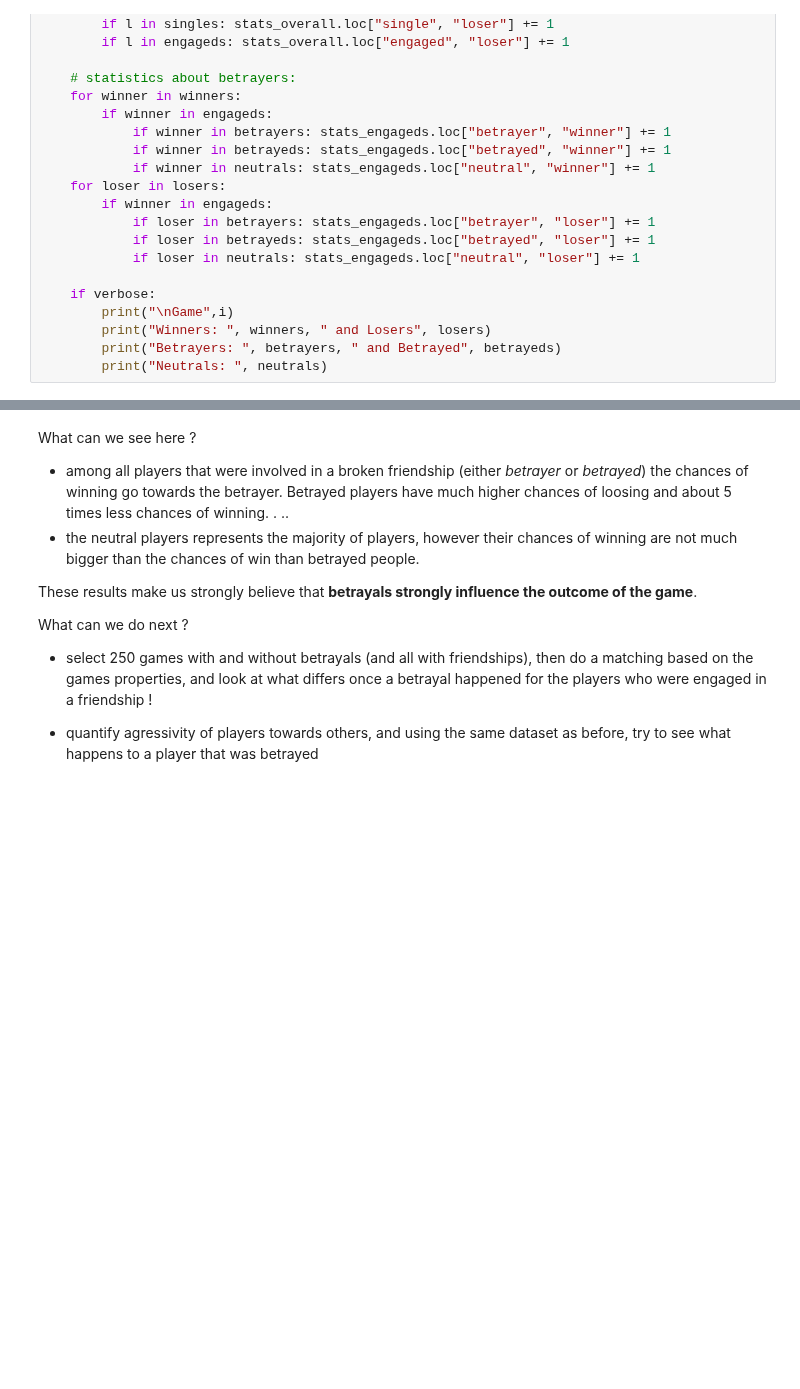
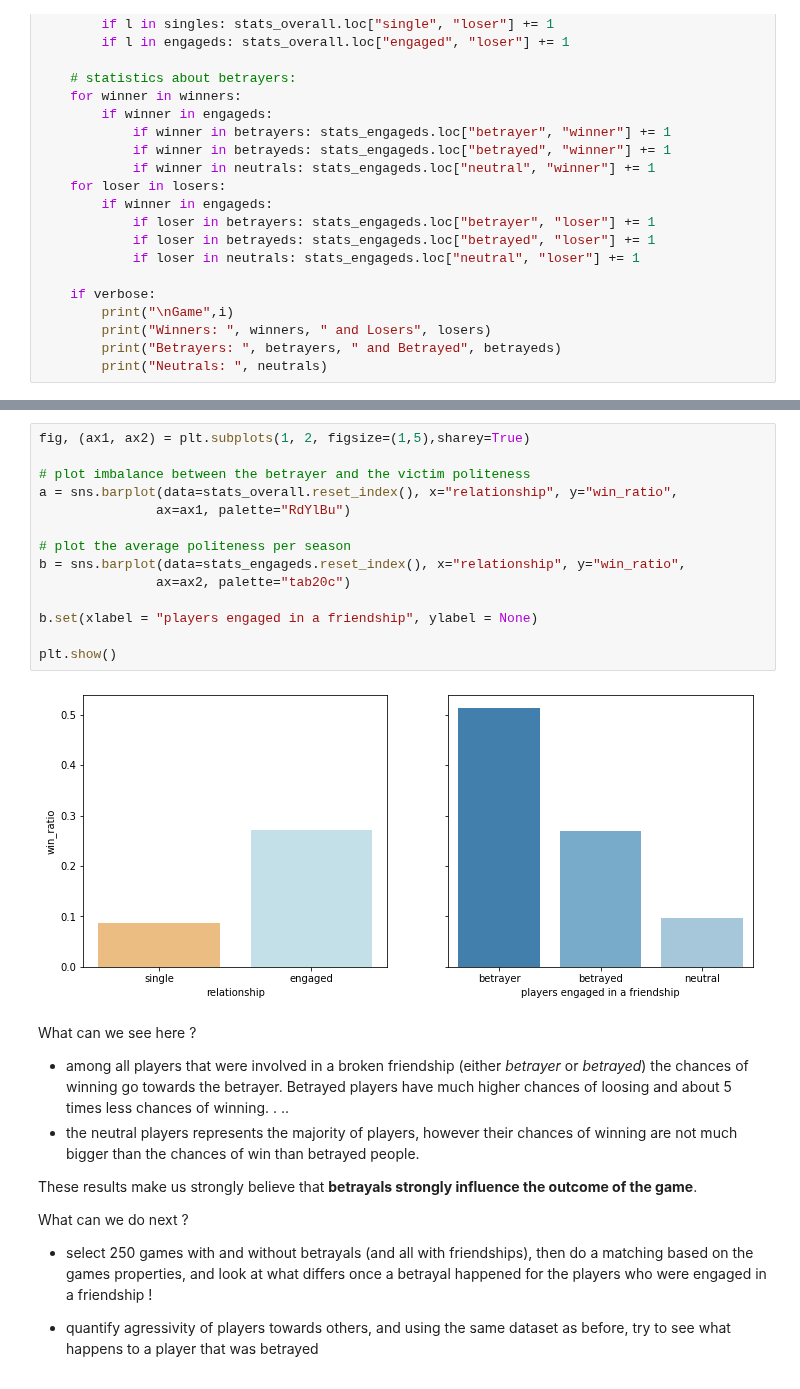
Before and after one commit to epfl-ada/ada-2020-project-milestone-p3-p3_chic, a Jupyter notebook: p4-part2.ipynb, the cells around one changed output, grey strips where cells are left out. Drawn from its saved outputs; the diff is of its cells as text; blank space fills up the shorter version.

```diff
--- a/p4-part2.ipynb
+++ b/p4-part2.ipynb
@@ -172,3 +199,19 @@ Statistics over players engaged in a friendship
+# %%
+fig, (ax1, ax2) = plt.subplots(1, 2, figsize=(1,5),sharey=True)
+
+# plot imbalance between the betrayer and the victim politeness
+a = sns.barplot(data=stats_overall.reset_index(), x="relationship", y="win_ratio",
+               ax=ax1, palette="RdYlBu")
+
+# plot the average politeness per season
+b = sns.barplot(data=stats_engageds.reset_index(), x="relationship", y="win_ratio",
+               ax=ax2, palette="tab20c")
+
+b.set(xlabel = "players engaged in a friendship", ylabel = None)
+
+plt.show()
+# %% [output]
+[figure, added]
 # %% [markdown]
 What can we see here ?
 - among all players that were involved in a broken friendship (either *betrayer* or *betrayed*) the chances of winning go towards the betrayer. Betrayed players have much higher chances of loosing and about 5 times less chances of winning. . ..
```
Also changed, not shown: parts of 4 cells of this notebook.
